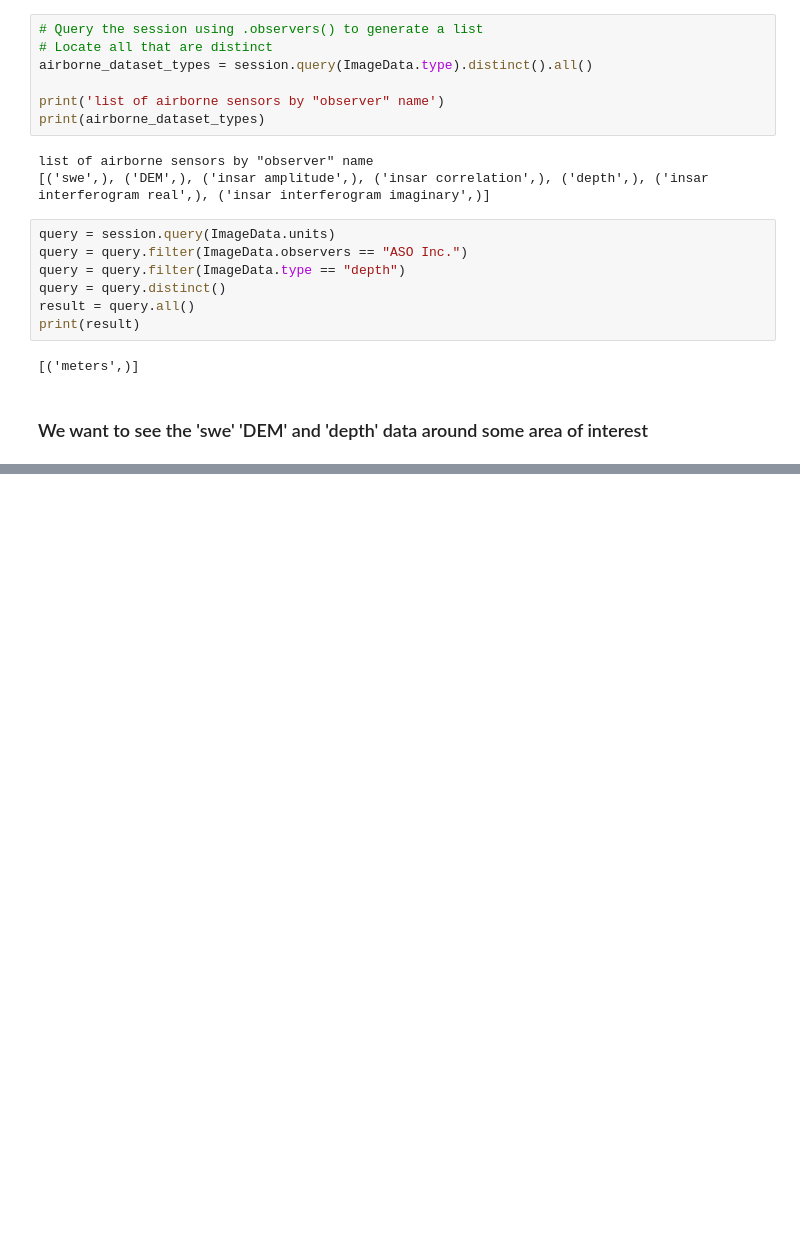
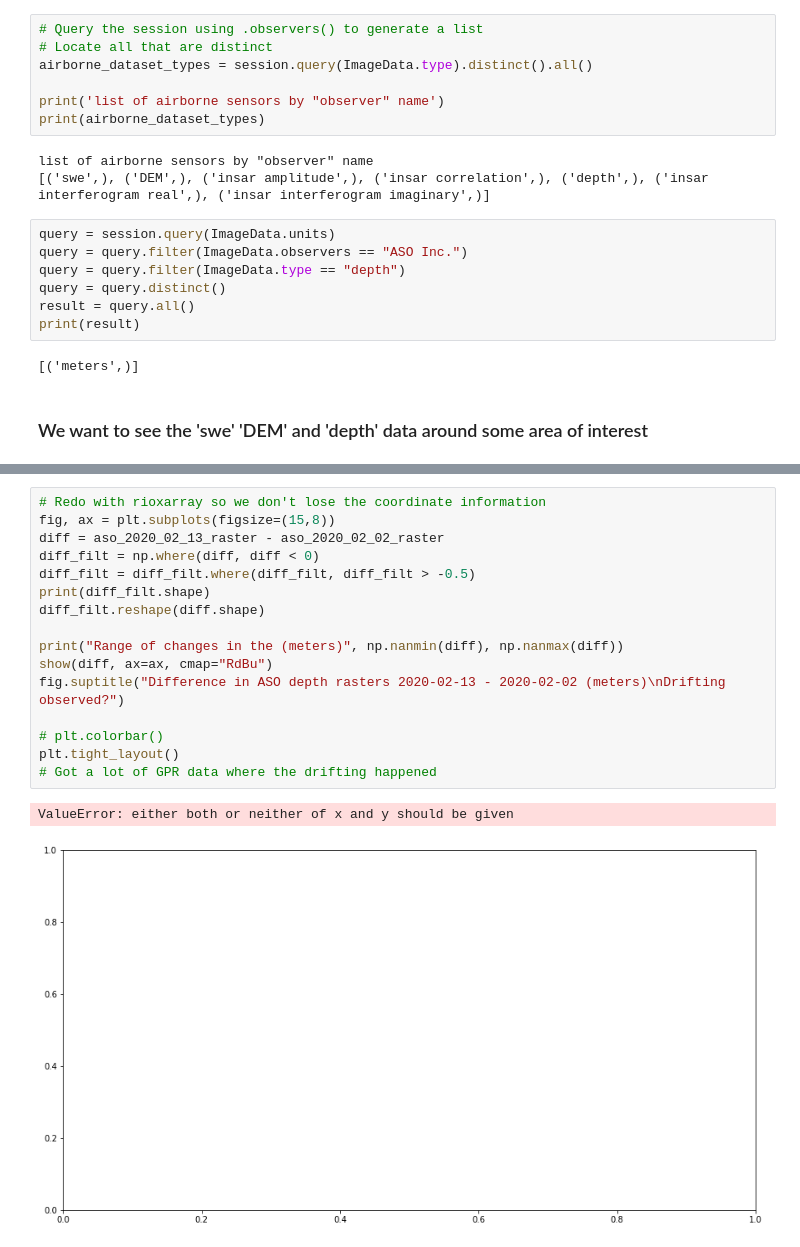
Before and after one commit to snowex-hackweek/coldfusion, a Jupyter notebook: contributors/sethv/database_query_tests.ipynb, the cells around one changed output, grey strips where cells are left out. Cells and saved outputs as stored; diff of their text form; blank space fills up the shorter version.

```diff
--- a/contributors/sethv/database_query_tests.ipynb
+++ b/contributors/sethv/database_query_tests.ipynb
@@ -252,0 +567,19 @@ query = session.query(func.
+# %%
+# Redo with rioxarray so we don't lose the coordinate information
+fig, ax = plt.subplots(figsize=(15,8))
+diff = aso_2020_02_13_raster - aso_2020_02_02_raster
+diff_filt = np.where(diff, diff < 0)
+diff_filt = diff_filt.where(diff_filt, diff_filt > -0.5)
+print(diff_filt.shape)
+diff_filt.reshape(diff.shape)
+
+print("Range of changes in the (meters)", np.nanmin(diff), np.nanmax(diff))
+show(diff, ax=ax, cmap="RdBu")
+fig.suptitle("Difference in ASO depth rasters 2020-02-13 - 2020-02-02 (meters)\nDrifting observed?")
+
+# plt.colorbar()
+plt.tight_layout()
+# Got a lot of GPR data where the drifting happened
+# %% [output]
+ValueError: either both or neither of x and y should be given
+[figure, added]
```
Also changed, not shown: parts of 39 cells of this notebook.
